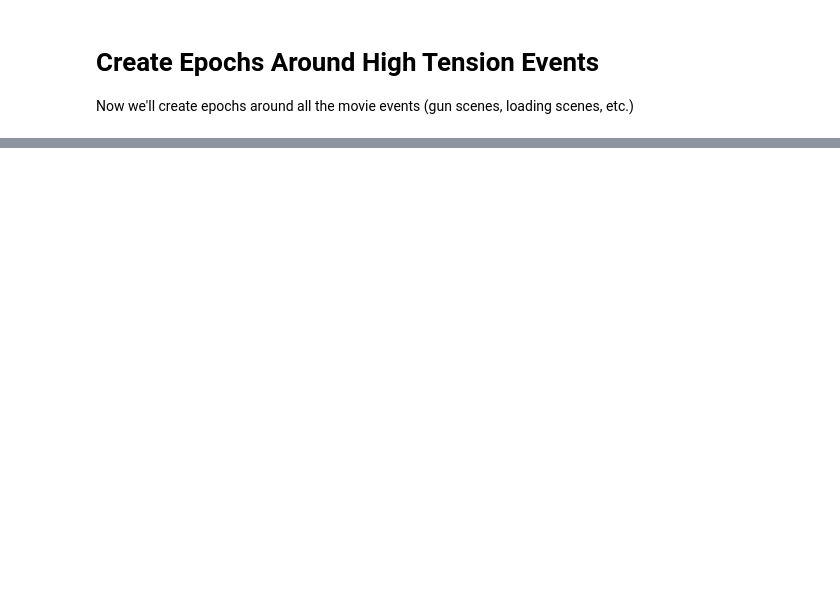
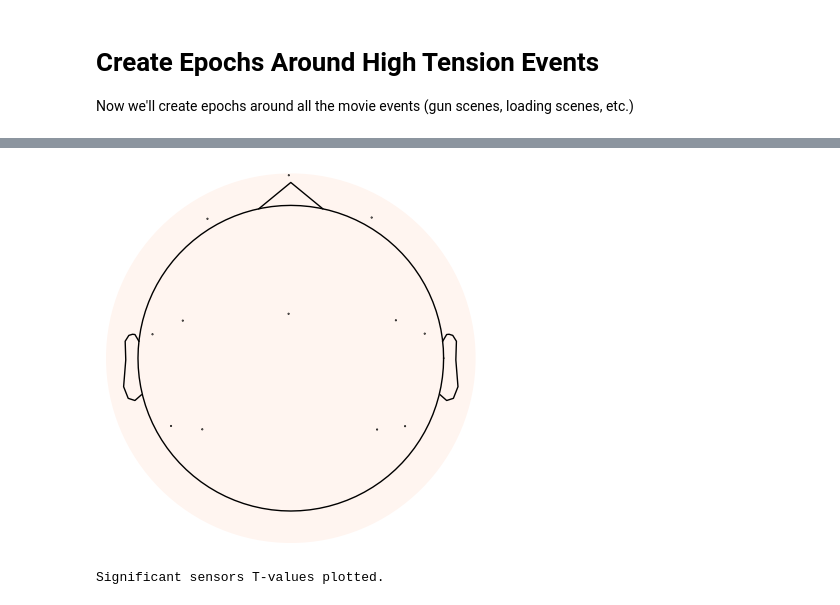
Before and after one commit to zeyus-research/isc-playground, a Jupyter notebook: notebooks/test_eeg_hypyp.ipynb, the cells around one changed output, grey strips where cells are left out. Cells and saved outputs as stored; diff of their text form; code cells hidden in the pictures; blank space fills up the shorter version.

```diff
--- a/notebooks/test_eeg_hypyp.ipynb
+++ b/notebooks/test_eeg_hypyp.ipynb
@@ -898,0 +1403,12 @@ IndexError: index -1 is out of bounds for axis 0 with size 0
+# %%
+
+
+# Plot only the T-values for sensors that are statistically significant
+viz.plot_significant_sensors(
+    T_obs_plot=statsCondTuple.T_obs_plot,
+    epochs=cleaned_epochs_ICA_fixed[0]
+)
+print('Significant sensors T-values plotted.')
+# %% [output]
+[figure, added]
+Significant sensors T-values plotted.
```
Also changed, not shown: parts of 28 cells of this notebook, 3 other files.
